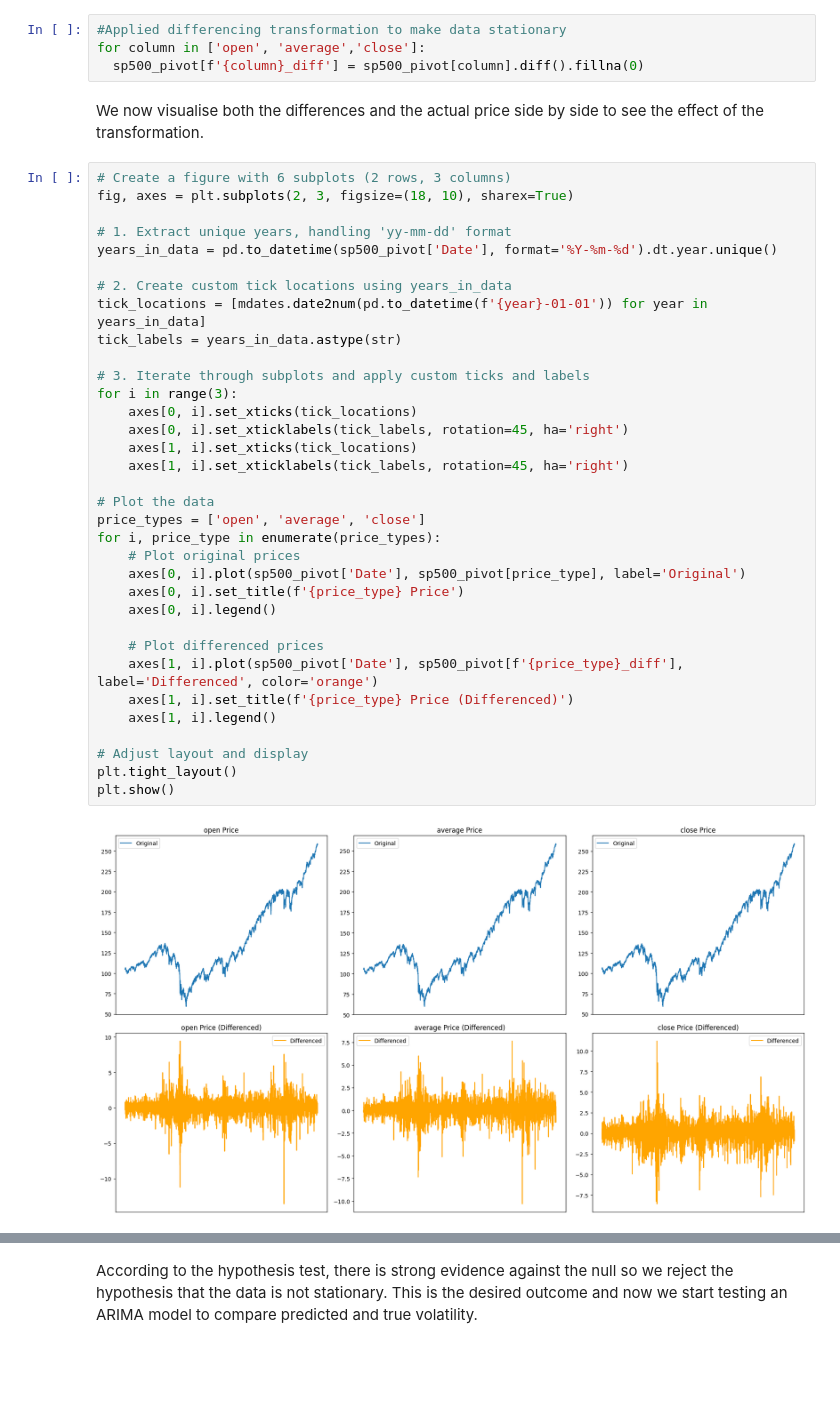
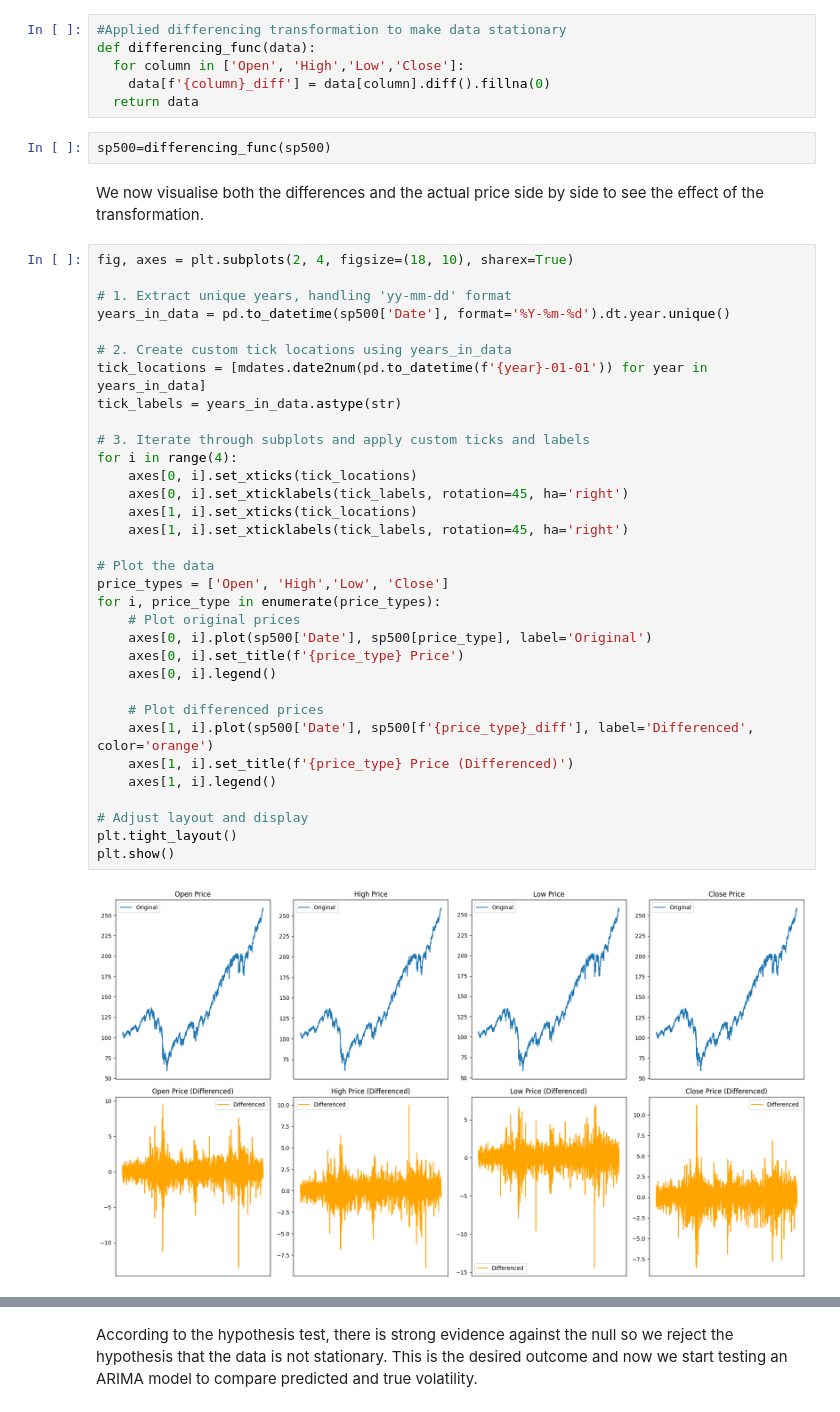
Before and after one commit to AdamChoong0095/NUS-Stock-Data, a Jupyter notebook: Stock_price_prediction.ipynb, the cells around one changed output, grey strips where cells are left out. Drawn from its saved outputs; the diff is of its cells as text; blank space fills up the shorter version.

```diff
--- a/Stock_price_prediction.ipynb
+++ b/Stock_price_prediction.ipynb
@@ -186,45 +110,48 @@ p-value: 0.9972862135344689
 As expected, there is overwhelming evidence based on the p-value, that the data is not stationary. To account for the non-stationary nature of our data, we apply a differencing transformation, that is we predict the differences or volatility in stock prices rather than the actual stock price itself so the data remains stationary.
 # %%
 #Applied differencing transformation to make data stationary
-for column in ['open', 'average','close']:
-  sp500_pivot[f'{column}_diff'] = sp500_pivot[column].diff().fillna(0)
+def differencing_func(data):
+  for column in ['Open', 'High','Low','Close']:
+    data[f'{column}_diff'] = data[column].diff().fillna(0)
+  return data
+# %%
+sp500=differencing_func(sp500)
 # %% [markdown]
 We now visualise both the differences and the actual price side by side to see the effect of the transformation.
 # %%
-# Create a figure with 6 subplots (2 rows, 3 columns)
-fig, axes = plt.subplots(2, 3, figsize=(18, 10), sharex=True)
+fig, axes = plt.subplots(2, 4, figsize=(18, 10), sharex=True)
 
 # 1. Extract unique years, handling 'yy-mm-dd' format
-years_in_data = pd.to_datetime(sp500_pivot['Date'], format='%Y-%m-%d').dt.year.unique()
+years_in_data = pd.to_datetime(sp500['Date'], format='%Y-%m-%d').dt.year.unique()
 
 # 2. Create custom tick locations using years_in_data
 tick_locations = [mdates.date2num(pd.to_datetime(f'{year}-01-01')) for year in years_in_data]
 tick_labels = years_in_data.astype(str)
 
 # 3. Iterate through subplots and apply custom ticks and labels
-for i in range(3):
+for i in range(4):
     axes[0, i].set_xticks(tick_locations)
     axes[0, i].set_xticklabels(tick_labels, rotation=45, ha='right')
     axes[1, i].set_xticks(tick_locations)
     axes[1, i].set_xticklabels(tick_labels, rotation=45, ha='right')
 
 # Plot the data
-price_types = ['open', 'average', 'close']
+price_types = ['Open', 'High','Low', 'Close']
 for i, price_type in enumerate(price_types):
     # Plot original prices
-    axes[0, i].plot(sp500_pivot['Date'], sp500_pivot[price_type], label='Original')
+    axes[0, i].plot(sp500['Date'], sp500[price_type], label='Original')
     axes[0, i].set_title(f'{price_type} Price')
     axes[0, i].legend()
 
     # Plot differenced prices
-    axes[1, i].plot(sp500_pivot['Date'], sp500_pivot[f'{price_type}_diff'], label='Differenced', color='orange')
+    axes[1, i].plot(sp500['Date'], sp500[f'{price_type}_diff'], label='Differenced', color='orange')
     axes[1, i].set_title(f'{price_type} Price (Differenced)')
     axes[1, i].legend()
 
 # Adjust layout and display
 plt.tight_layout()
 plt.show()
 # %% [output]
-[figure, old version]
+[figure, new version]
 # %%
 # Redo check for stationarity using ADF test on differenced data
```
Also changed, not shown: parts of 35 cells of this notebook.
